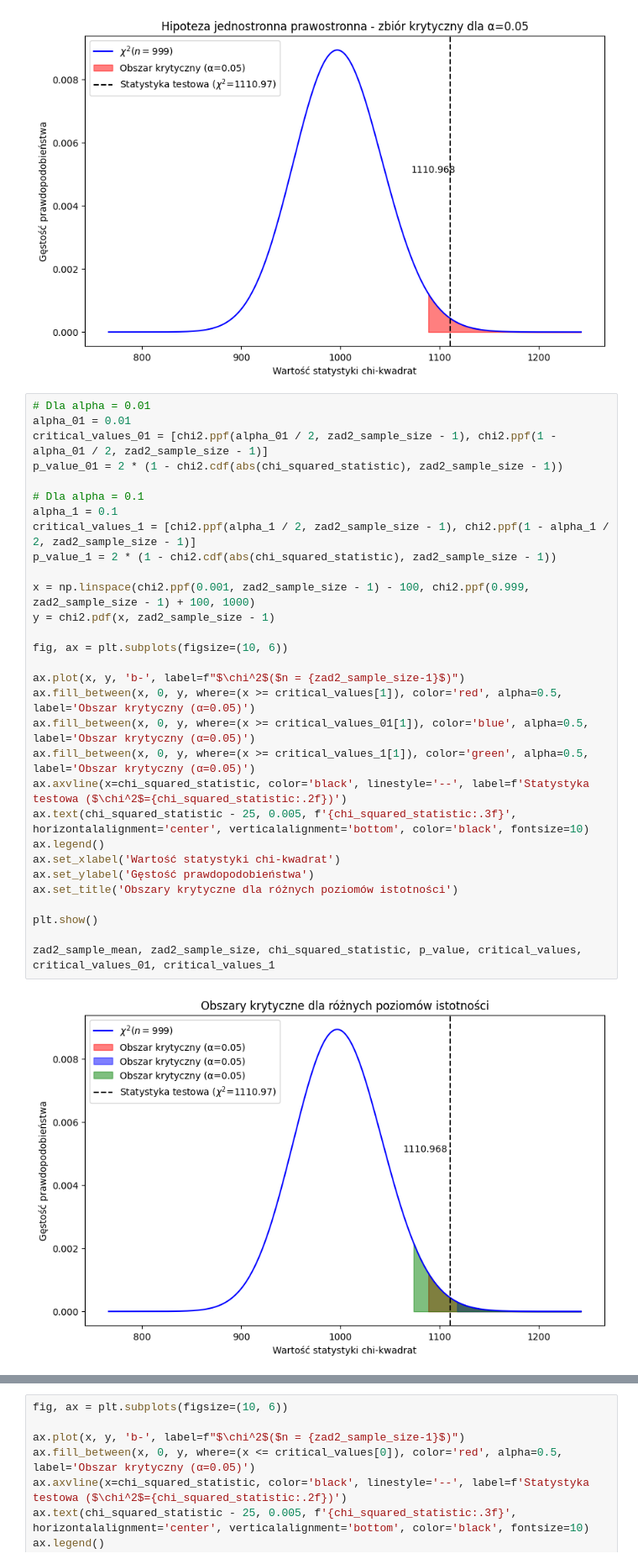
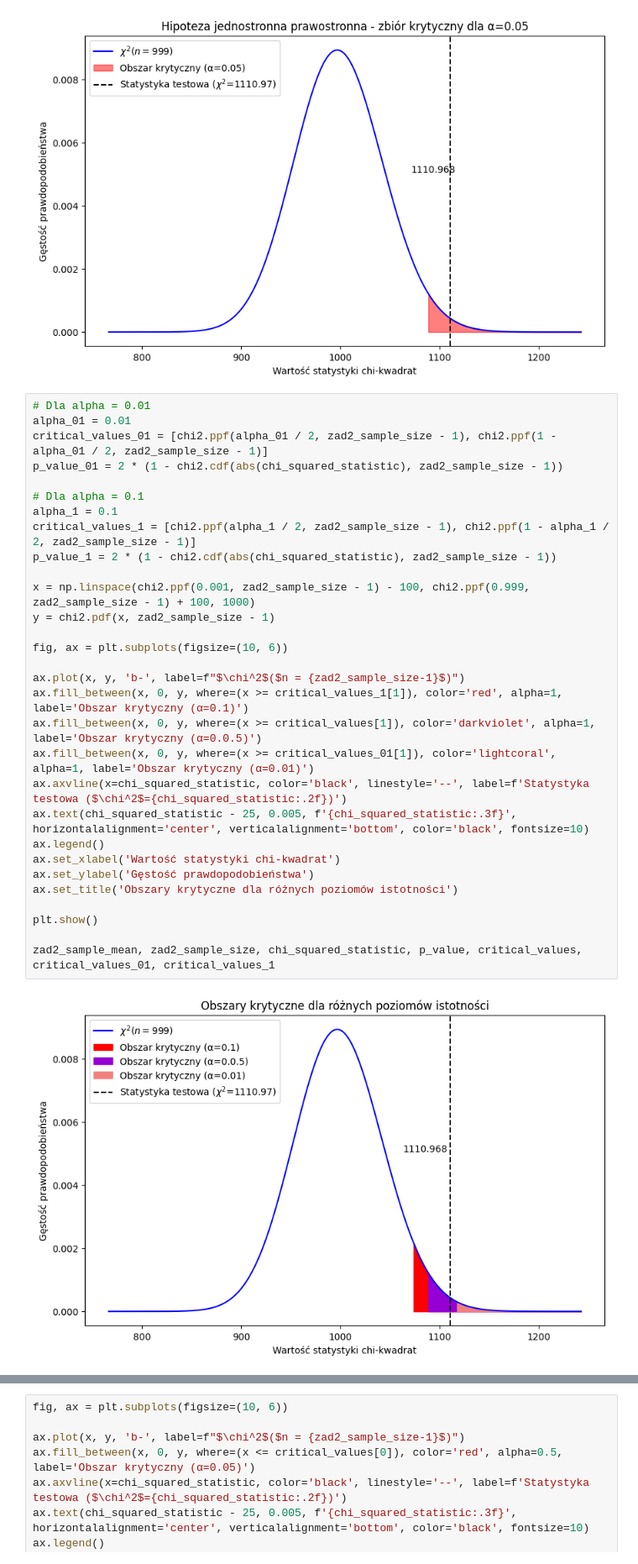
Before and after one commit to mathieuboro/raport2, a Jupyter notebook: Raport2.ipynb, the cells around one changed output, grey strips where cells are left out. Shown at 84% size. Drawn from its saved outputs; the diff is of its cells as text.

```diff
--- a/Raport2.ipynb
+++ b/Raport2.ipynb
@@ -418,35 +416,35 @@ plt.show()
 # %%
 # Dla alpha = 0.01
 alpha_01 = 0.01
 critical_values_01 = [chi2.ppf(alpha_01 / 2, zad2_sample_size - 1), chi2.ppf(1 - alpha_01 / 2, zad2_sample_size - 1)]
 p_value_01 = 2 * (1 - chi2.cdf(abs(chi_squared_statistic), zad2_sample_size - 1))
 
 # Dla alpha = 0.1
 alpha_1 = 0.1
 critical_values_1 = [chi2.ppf(alpha_1 / 2, zad2_sample_size - 1), chi2.ppf(1 - alpha_1 / 2, zad2_sample_size - 1)]
 p_value_1 = 2 * (1 - chi2.cdf(abs(chi_squared_statistic), zad2_sample_size - 1))
 
 x = np.linspace(chi2.ppf(0.001, zad2_sample_size - 1) - 100, chi2.ppf(0.999, zad2_sample_size - 1) + 100, 1000)
 y = chi2.pdf(x, zad2_sample_size - 1)
 
 fig, ax = plt.subplots(figsize=(10, 6))
 
 ax.plot(x, y, 'b-', label=f"$\chi^2$($n = {zad2_sample_size-1}$)")
-ax.fill_between(x, 0, y, where=(x >= critical_values[1]), color='red', alpha=0.5, label='Obszar krytyczny (α=0.05)')
-ax.fill_between(x, 0, y, where=(x >= critical_values_01[1]), color='blue', alpha=0.5, label='Obszar krytyczny (α=0.05)')
-ax.fill_between(x, 0, y, where=(x >= critical_values_1[1]), color='green', alpha=0.5, label='Obszar krytyczny (α=0.05)')
+ax.fill_between(x, 0, y, where=(x >= critical_values_1[1]), color='red', alpha=1, label='Obszar krytyczny (α=0.1)')
+ax.fill_between(x, 0, y, where=(x >= critical_values[1]), color='darkviolet', alpha=1, label='Obszar krytyczny (α=0.0.5)')
+ax.fill_between(x, 0, y, where=(x >= critical_values_01[1]), color='lightcoral', alpha=1, label='Obszar krytyczny (α=0.01)')
 ax.axvline(x=chi_squared_statistic, color='black', linestyle='--', label=f'Statystyka testowa ($\chi^2$={chi_squared_statistic:.2f})')
 ax.text(chi_squared_statistic - 25, 0.005, f'{chi_squared_statistic:.3f}', horizontalalignment='center', verticalalignment='bottom', color='black', fontsize=10)
 ax.legend()
 ax.set_xlabel('Wartość statystyki chi-kwadrat')
 ax.set_ylabel('Gęstość prawdopodobieństwa')
 ax.set_title('Obszary krytyczne dla różnych poziomów istotności')
 
 plt.show()
 
 zad2_sample_mean, zad2_sample_size, chi_squared_statistic, p_value, critical_values, critical_values_01, critical_values_1
 # %% [output]
-[figure, old version]
+[figure, new version]
 (0.24916501030311,
  1000,
  1110.968448901507,
```
Also changed, not shown: parts of 3 cells of this notebook.
